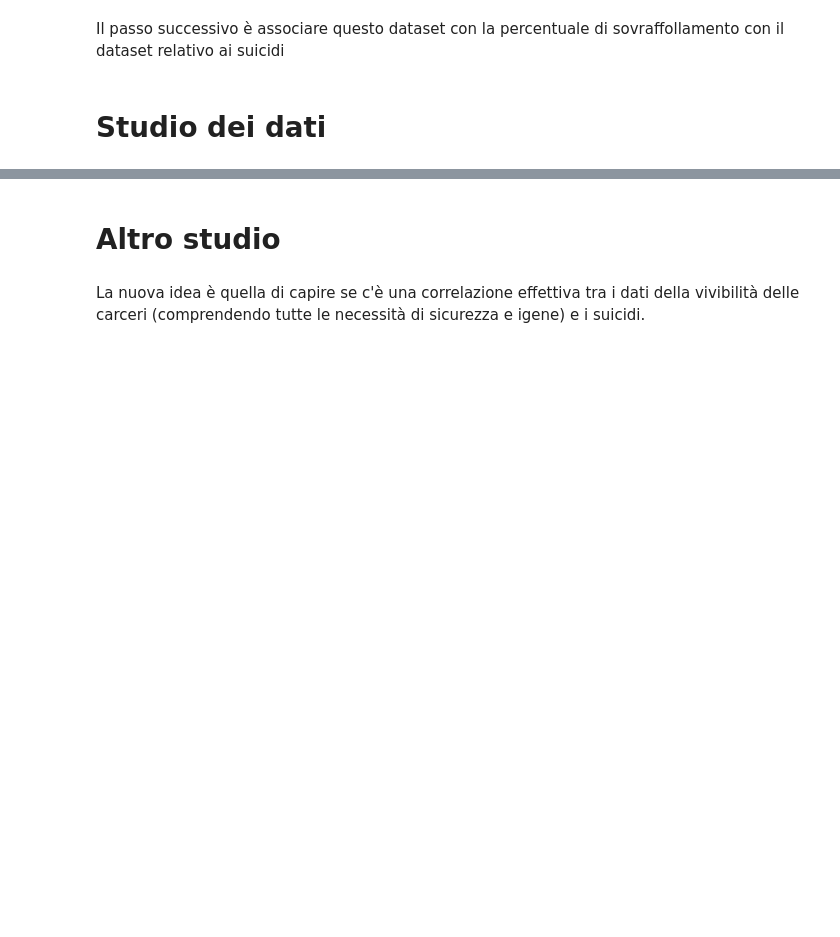
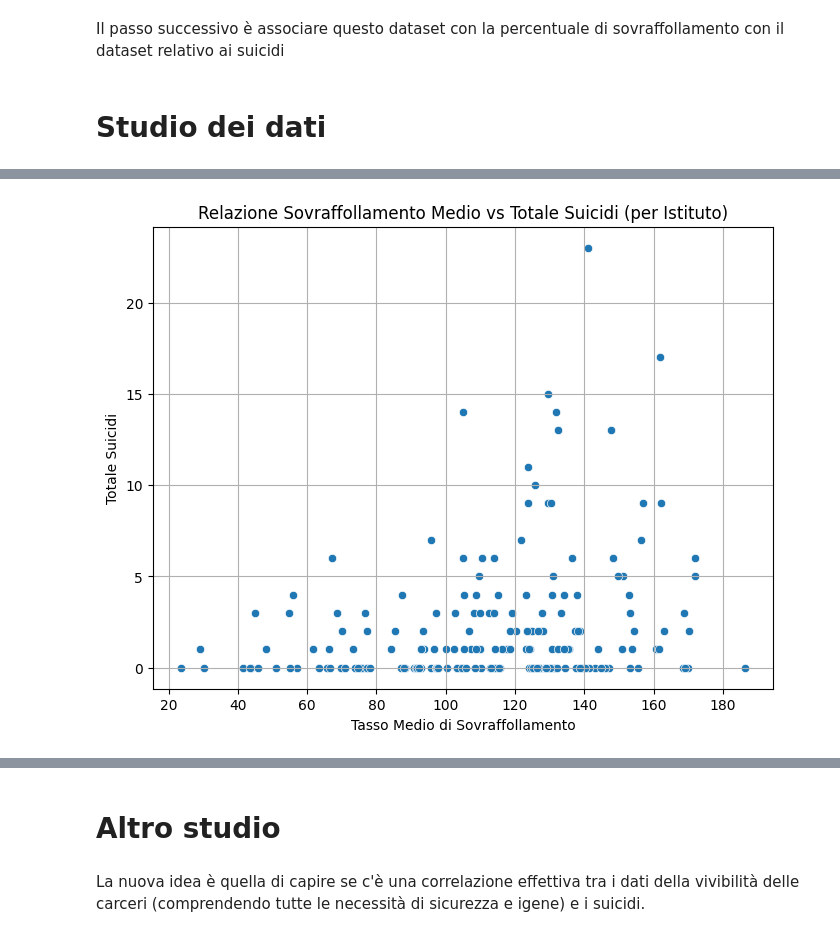
Before and after one commit to gregpetru/Human_data_science, a Jupyter notebook: Notebook/Notebook finale.ipynb, the cells around one changed output, grey strips where cells are left out. Cells and saved outputs as stored; diff of their text form; code cells hidden in the pictures; blank space fills up the shorter version.

Commit message:
update: add some figures, add some consideration and update the notebook file

```diff
--- a/Notebook/Notebook finale.ipynb
+++ b/Notebook/Notebook finale.ipynb
@@ -261,3 +259,87 @@ Istituto (originale) Istituto (pulito) Data (originale) Data (convertita)
 Il passo successivo è associare questo dataset con la percentuale di sovraffollamento con il dataset relativo ai suicidi
 # %% [markdown]
 # **Studio dei dati**
+# %%
+# Installiamo librerie se non presenti (in Colab spesso serve)
+!pip install pandas statsmodels scipy matplotlib seaborn
+
+# Importiamo le librerie
+import pandas as pd
+import matplotlib.pyplot as plt
+import seaborn as sns
+from scipy.stats import pearsonr
+from statsmodels.tsa.stattools import grangercausalitytests
+
+# Carichiamo il file CSV (adatta il path se serve)
+df = pd.read_csv('UFFICIALE.csv', sep=';')
+
+# Visualizziamo i primi dati per capire
+print(df.head())
+
+# --- Adattiamo i nomi delle colonne ---
+# Supponiamo i nomi siano esattamente questi:
+# 'Istituto', 'Mese', 'Posti disponibili', 'Detenuti presenti', 'Tasso di sovraffollamento', 'Suicidi'
+
+# Controlliamo se ci sono valori nulli
+df = df[['Istituto', 'Mese', 'Tasso di sovraffollamento', 'Suicidi']].dropna()
+
+# --- Raggruppiamo per Istituto ---
+df_grouped = df.groupby('Istituto').agg({
+    'Tasso di sovraffollamento': 'mean',  # media tasso sovraffollamento
+    'Suicidi': 'sum'                      # somma suicidi
+}).reset_index()
+
+print(df_grouped.head())
+
+# --- Scatterplot Sovraffollamento vs Suicidi ---
+plt.figure(figsize=(8,6))
+sns.scatterplot(data=df_grouped, x='Tasso di sovraffollamento', y='Suicidi')
+plt.xlabel('Tasso Medio di Sovraffollamento')
+plt.ylabel('Totale Suicidi')
+plt.title('Relazione Sovraffollamento Medio vs Totale Suicidi (per Istituto)')
+plt.grid(True)
+plt.show()
+
+# --- Calcolo Pearson ---
+corr_pearson, p_value = pearsonr(df_grouped['Tasso di sovraffollamento'], df_grouped['Suicidi'])
+print(f"Coefficiente di Pearson: {corr_pearson:.3f}")
+print(f"p-value: {p_value:.5f}")
+
+if p_value < 0.05:
+    print("\u2705 Correlazione statisticamente significativa!")
+else:
+    print("\u274C Nessuna correlazione significativa.")
+
+# --- Heatmap Correlazione ---
+plt.figure(figsize=(6,5))
+sns.heatmap(df_grouped[['Tasso di sovraffollamento', 'Suicidi']].corr(), annot=True, cmap='coolwarm')
+plt.title('Matrice di Correlazione (per Istituto)')
+plt.show()
+
+# --- Boxplot delle Variabili ---
+plt.figure(figsize=(8,6))
+sns.boxplot(data=df_grouped[['Tasso di sovraffollamento', 'Suicidi']])
+plt.title('Distribuzione delle Variabili Aggregato per Istituto')
+plt.grid(True)
+plt.show()
+
+# --- OPTIONAL: Andamento mensile totale suicidi ---
+# Somma suicidi su tutti gli istituti mese per mese (se ti interessa il trend globale)
+
+# Converto 'Mese' in datetime se non lo è già (adatta il formato se serve)
+try:
+    df['Mese'] = pd.to_datetime(df['Mese'], format='%Y-%m')
+except:
+    print("Data già in formato datetime o formato diverso.")
+
+# Andamento nel tempo
+plt.figure(figsize=(12,6))
+df.groupby('Mese')['Suicidi'].sum().plot()
+plt.title('Totale Suicidi in Tutti gli Istituti nel Tempo')
+plt.xlabel('Mese')
+plt.ylabel('Numero di Suicidi')
+plt.grid(True)
+plt.show()
+
+# --- Fine ---
+# %% [output]
@@ -263,0 +363 @@ Il passo successivo è associare questo dataset con la percentuale di sovraffoll
+[figure, added]
```
Also changed, not shown: parts of 14 cells of this notebook, 6 other files.
